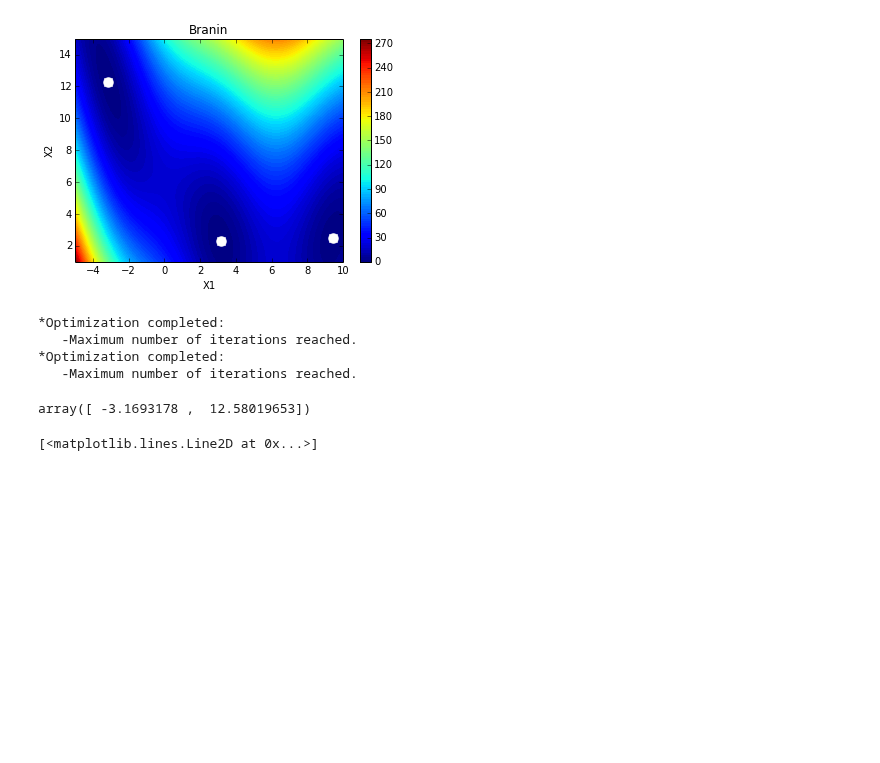
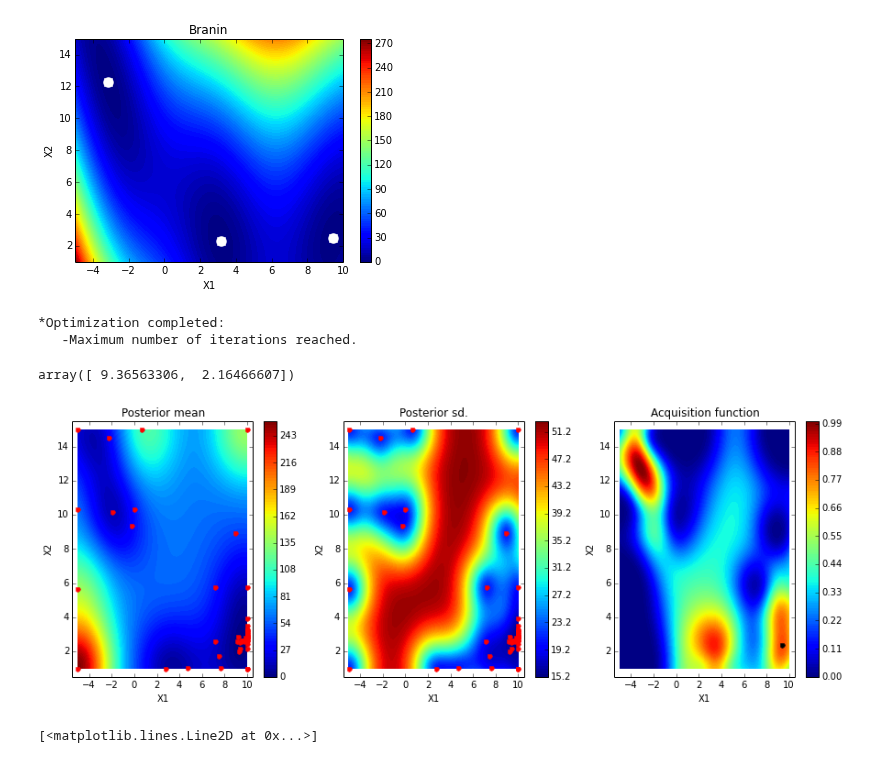
Before and after one commit to SheffieldML/GPyOpt, a Jupyter notebook: doc/examples/comparision surrogate optimization.ipynb, the cells around one changed output. Drawn from its saved outputs; the diff is of its cells as text; code cells hidden in the pictures; blank space fills up the shorter version.

```diff
--- a/doc/examples/comparision surrogate optimization.ipynb
+++ b/doc/examples/comparision surrogate optimization.ipynb
@@ -62,10 +62,10 @@ LCB_brute.start_optimization(max_iter = 50,
                           acqu_optimize_restarts = 4,
                           stop_criteria=-1)
 
-LCB_random.start_optimization(max_iter = 50,
-                          acqu_optimize_method = 'random',
-                          acqu_optimize_restarts = 16,
-                          stop_criteria=-1)
+#LCB_random.start_optimization(max_iter = 50,
+#                          acqu_optimize_method = 'random',
+#                          acqu_optimize_restarts = 16,
+#                          stop_criteria=-1)
 
 #LCB_density.start_optimization(max_iter = 50,
 #                          acqu_optimize_method = 'random',
@@ -74,9 +74,11 @@ LCB_random.start_optimization(max_iter = 50,
 # %% [output]
 *Optimization completed:
    -Maximum number of iterations reached.
-*Optimization completed:
-   -Maximum number of iterations reached.
-array([ -3.1693178 ,  12.58019653])
+array([ 9.36563306,  2.16466607])
+# %%
+LCB_brute.plot_acquisition()
+# %% [output]
+[figure, added]
 # %%
 plt.plot(range(len(LCB_brute.Y_best)),np.log(LCB_brute.Y_best))
 plt.plot(range(len(LCB_random.Y_best)),np.log(LCB_random.Y_best))
```
Also changed, not shown: parts of 1 cell of this notebook, 3 other files.
